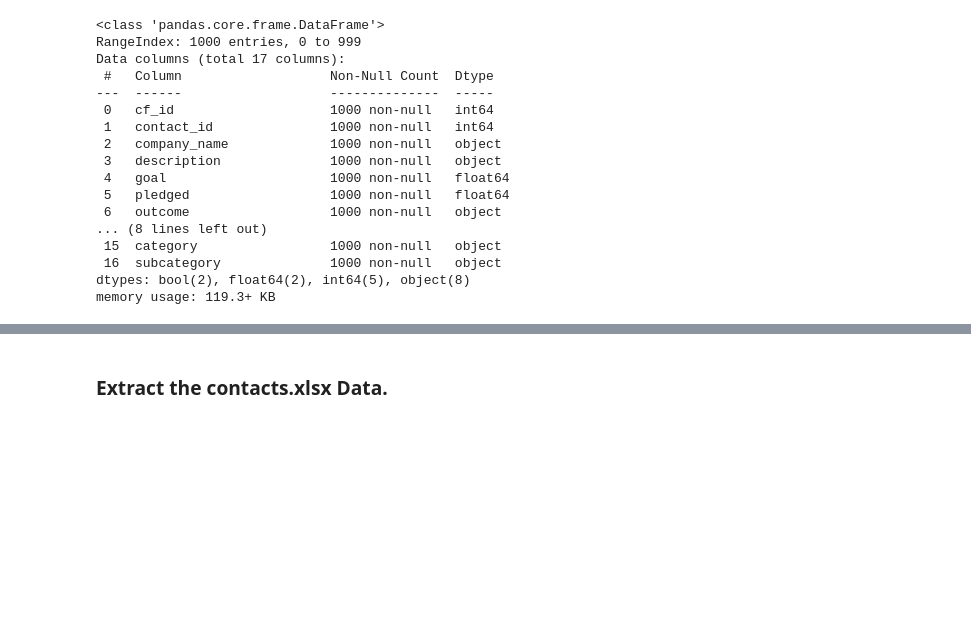
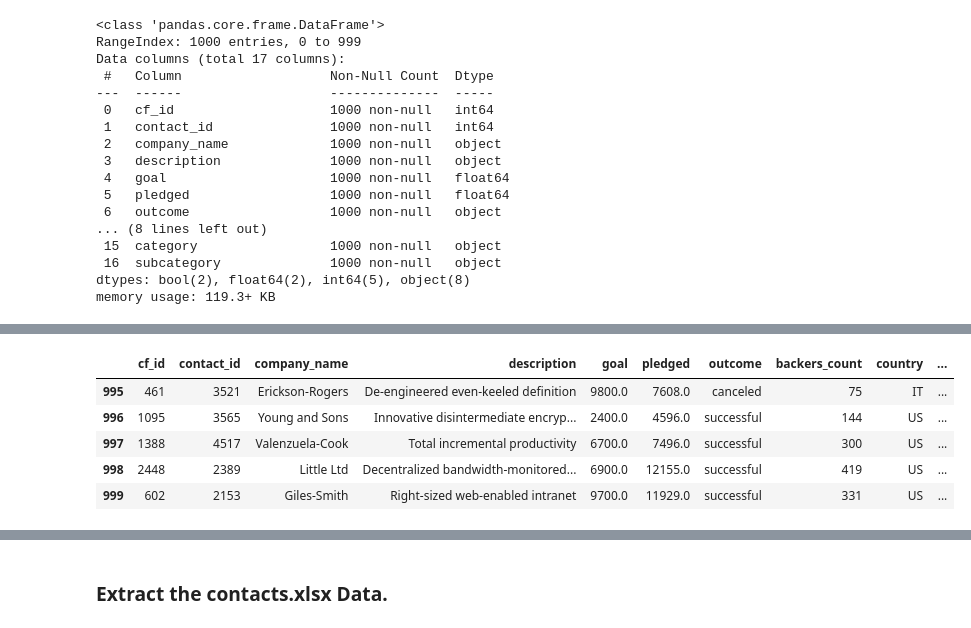
Before and after one commit to luisherranv/Crowdfunding_ETL, a Jupyter notebook: ETL_Mini_Project_MMacInnis.ipynb, the cells around one changed output, grey strips where cells are left out. Drawn from its saved outputs; the diff is of its cells as text; code cells hidden in the pictures; blank space fills up the shorter version.

Commit message:
complete up to "extract the contacts"

```diff
--- a/ETL_Mini_Project_MMacInnis.ipynb
+++ b/ETL_Mini_Project_MMacInnis.ipynb
@@ -211,7 +211,7 @@ campaign_df.head()
 # Rename the blurb, launched_at, and deadline columns.
 # blurb -> description, lauched_at -> launched_date, deadline -> end_date
 
-campaign_df = campaign_df.rename(columns={'blurb': 'description', 'launched_at': 'launched_date', 'deadline' : 'end_date'})
+campaign_df = campaign_df.rename(columns={'blurb': 'description', 'launched_at': 'launch_date', 'deadline' : 'end_date'})
 campaign_df.head()
 # %% [output]
 |  | cf_id | contact_id | company_name | description | goal | pledged | outcome | backers_count | country | ... |
@@ -248,7 +248,7 @@ memory usage: 119.3+ KB
 # %%
 # Format the launched_date and end_date columns to datetime format
 from datetime import datetime as dt
-campaign_df['launched_date'] = pd.to_datetime(campaign_df['launched_date'], unit='s', origin='unix', errors='coerce')
+campaign_df['launch_date'] = pd.to_datetime(campaign_df['launch_date'], unit='s', origin='unix', errors='coerce')
 campaign_df['end_date'] = pd.to_datetime(campaign_df['end_date'], unit='s', origin='unix', errors='coerce')
 campaign_df.head(3)
 # %% [output]
@@ -267,0 +259,34 @@ campaign_merged_df.tail(3)
+# %%
+# Merge the campaign_df with the category_df on the "category" column and
+# the subcategory_df on the "subcategory" column.
+# campaign_merged_df = pd.merge(campaign_df, category_df, on='category')
+# campaign_merged_df = pd.merge(campaign_df, subcategory_df, on='subcategory')
+
+# Merge campaign_df with category_df
+campaign_merged_df = pd.merge(campaign_df, category_df, on='category')
+
+# Rename the "category_id" column in category_df to avoid conflicts
+category_df.rename(columns={'category_id': 'category_id_temp'}, inplace=True)
+
+# Merge campaign_merged_df with subcategory_df
+campaign_merged_df = pd.merge(campaign_merged_df, subcategory_df, on='subcategory')
+
+# Rename the "subcategory_id" column in subcategory_df to avoid conflicts
+subcategory_df.rename(columns={'subcategory_id': 'subcategory_id_temp'}, inplace=True)
+
+# Merge campaign_merged_df with the renamed columns of category_df and subcategory_df
+campaign_merged_df = pd.merge(campaign_merged_df, category_df, left_on='category', right_on='category', how='left')
+campaign_merged_df = pd.merge(campaign_merged_df, subcategory_df, left_on='subcategory', right_on='subcategory', how='left')
+
+# Drop the temporary columns
+campaign_merged_df.drop(['category_id_temp', 'subcategory_id_temp'], axis=1, inplace=True)
+
+
+campaign_merged_df.tail()
+# %% [output]
+|  | cf_id | contact_id | company_name | description | goal | pledged | outcome | backers_count | country | ... |
+| 995 | 461 | 3521 | Erickson-Rogers | De-engineered even-keeled definition | 9800.0 | 7608.0 | canceled | 75 | IT | ... |
+| 996 | 1095 | 3565 | Young and Sons | Innovative disintermediate encryp... | 2400.0 | 4596.0 | successful | 144 | US | ... |
+| 997 | 1388 | 4517 | Valenzuela-Cook | Total incremental productivity | 6700.0 | 7496.0 | successful | 300 | US | ... |
+| 998 | 2448 | 2389 | Little Ltd | Decentralized bandwidth-monitored... | 6900.0 | 12155.0 | successful | 419 | US | ... |
+| 999 | 602 | 2153 | Giles-Smith | Right-sized web-enabled intranet | 9700.0 | 11929.0 | successful | 331 | US | ... |
```
Also changed, not shown: parts of 4 cells of this notebook.
